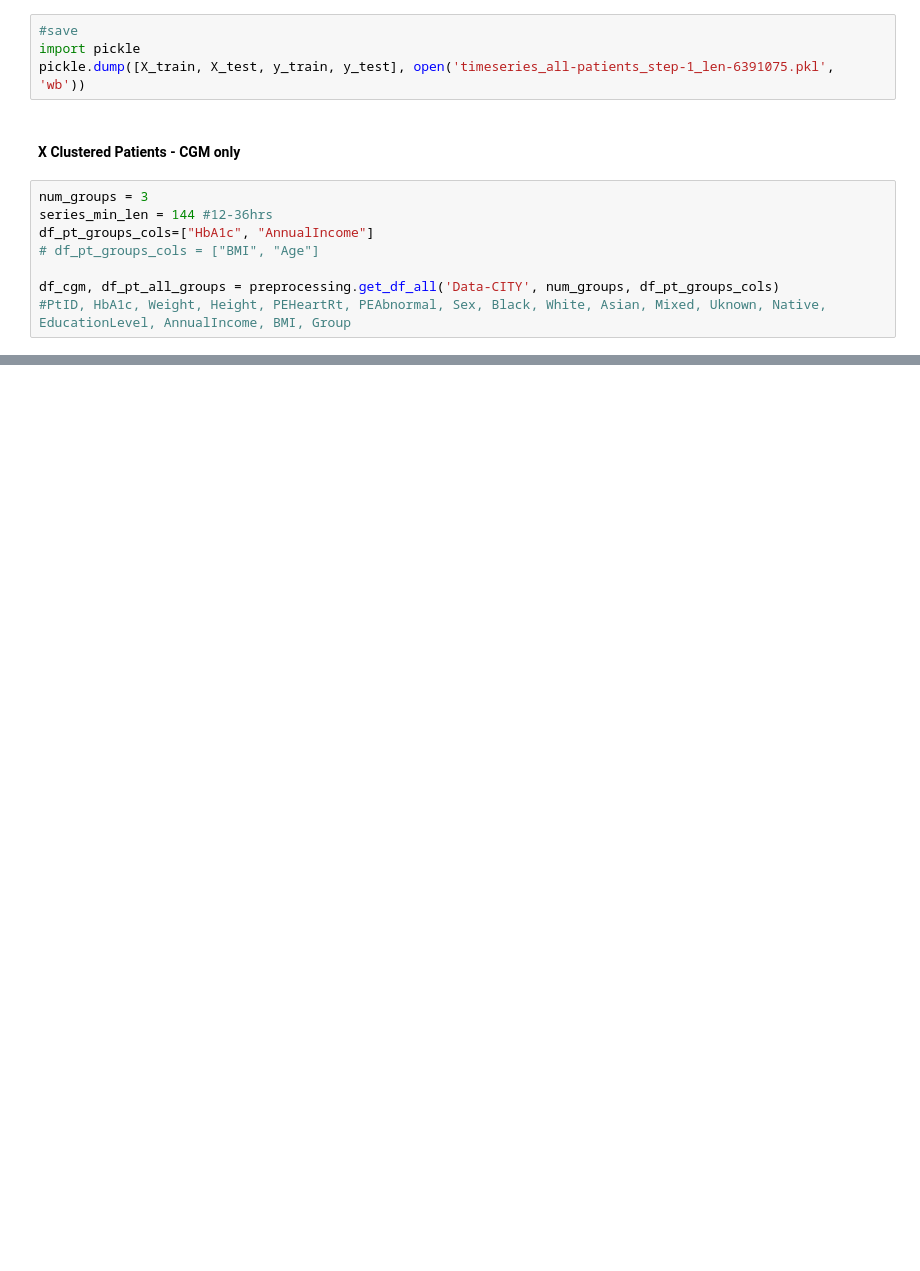
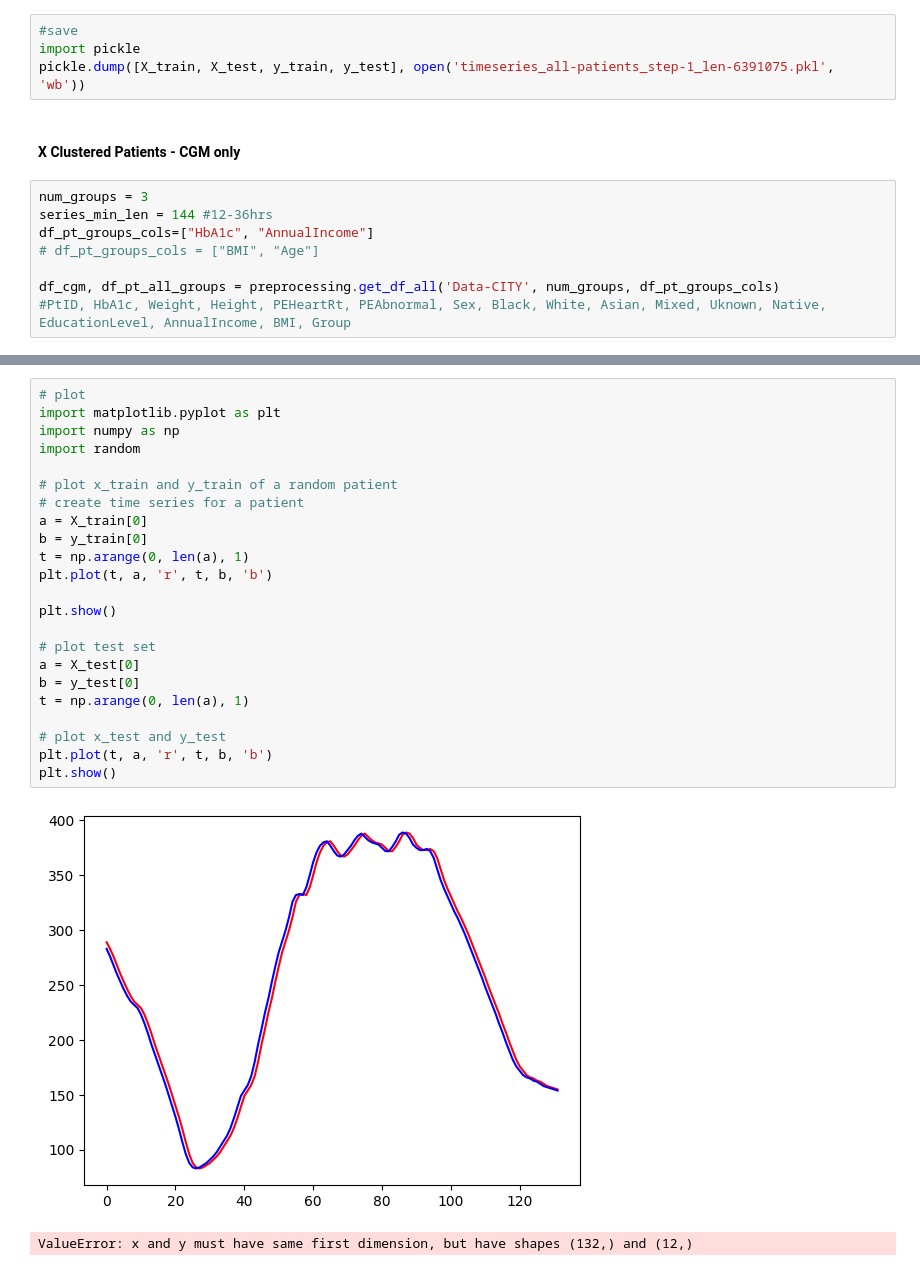
Before and after one commit to mo-gaafar/CGM_Prediction_LSTM, a Jupyter notebook: code/dataset_0.ipynb, the cells around one changed output, grey strips where cells are left out. Saved outputs shown, nothing was run; the diff lists cells and outputs as text; blank space fills up the shorter version.

```diff
--- a/code/dataset_0.ipynb
+++ b/code/dataset_0.ipynb
@@ -135,0 +142,26 @@ GROUP  2
+# %%
+# plot
+import matplotlib.pyplot as plt
+import numpy as np
+import random
+
+# plot x_train and y_train of a random patient
+# create time series for a patient
+a = X_train[0]
+b = y_train[0]
+t = np.arange(0, len(a), 1)
+plt.plot(t, a, 'r', t, b, 'b')
+
+plt.show()
+
+# plot test set
+a = X_test[0]
+b = y_test[0]
+t = np.arange(0, len(a), 1)
+
+# plot x_test and y_test
+plt.plot(t, a, 'r', t, b, 'b')
+plt.show()
+# %% [output]
+[figure, added]
+ValueError: x and y must have same first dimension, but have shapes (132,) and (12,)
```
Also changed, not shown: parts of 9 cells of this notebook, 5 other files.
